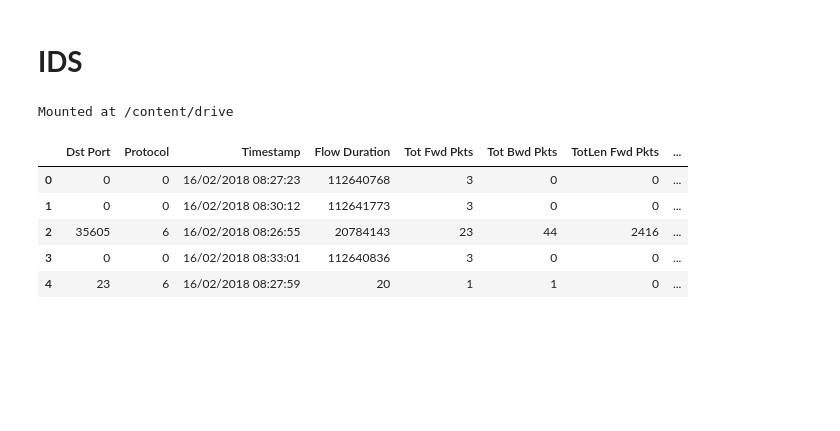
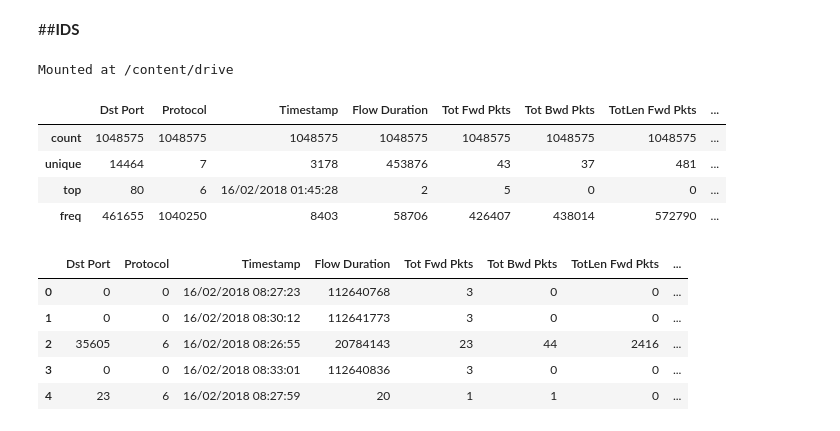
Before and after one commit to aggpiyush/IDS-2018, a Jupyter notebook: IDS.ipynb, the cells around one changed output. Saved outputs shown, nothing was run; the diff lists cells and outputs as text; code cells hidden in the pictures; blank space fills up the shorter version.

```diff
--- a/IDS.ipynb
+++ b/IDS.ipynb
@@ -1,5 +1,5 @@
 # %% [markdown]
 <a href="https://colab.research.google.com/github/Piyushagg19/IDS-2018/blob/main/IDS.ipynb" target="_parent"><img src="https://colab.research.google.com/assets/colab-badge.svg" alt="Open In Colab"/></a>
 # %% [markdown]
-# **IDS**
+##**IDS**
 # %%
@@ -18,8 +18,15 @@ drive.mount('/content/drive')
 # %% [output]
 Mounted at /content/drive
 # %%
-df = pd.read_csv('/content/drive/My Drive/02-16-2018.csv')
-#df = pd.read_csv('F:\BITS\Projects\Network Security\02-16-2018.csv')
+df = pd.read_csv('/content/drive/My Drive/IDS-2018/02-16-2018.csv')
+# %%
+df.describe()
+# %% [output]
+|  | Dst Port | Protocol | Timestamp | Flow Duration | Tot Fwd Pkts | Tot Bwd Pkts | TotLen Fwd Pkts | ... |
+| count | 1048575 | 1048575 | 1048575 | 1048575 | 1048575 | 1048575 | 1048575 | ... |
+| unique | 14464 | 7 | 3178 | 453876 | 43 | 37 | 481 | ... |
+| top | 80 | 6 | 16/02/2018 01:45:28 | 2 | 5 | 0 | 0 | ... |
+| freq | 461655 | 1040250 | 8403 | 58706 | 426407 | 438014 | 572790 | ... |
 # %%
 df.head()
 # %% [output]
```
Also changed, not shown: parts of 48 cells of this notebook.
